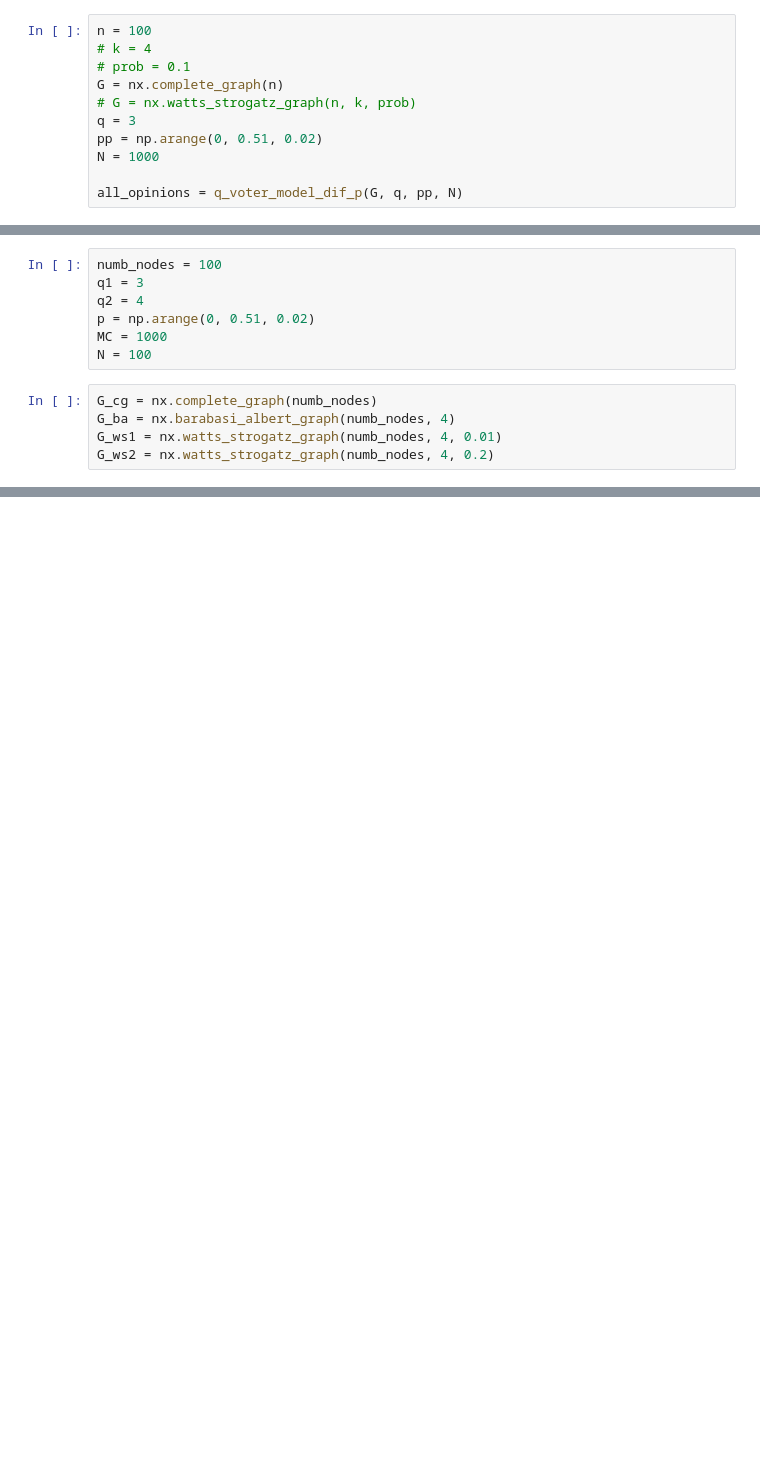
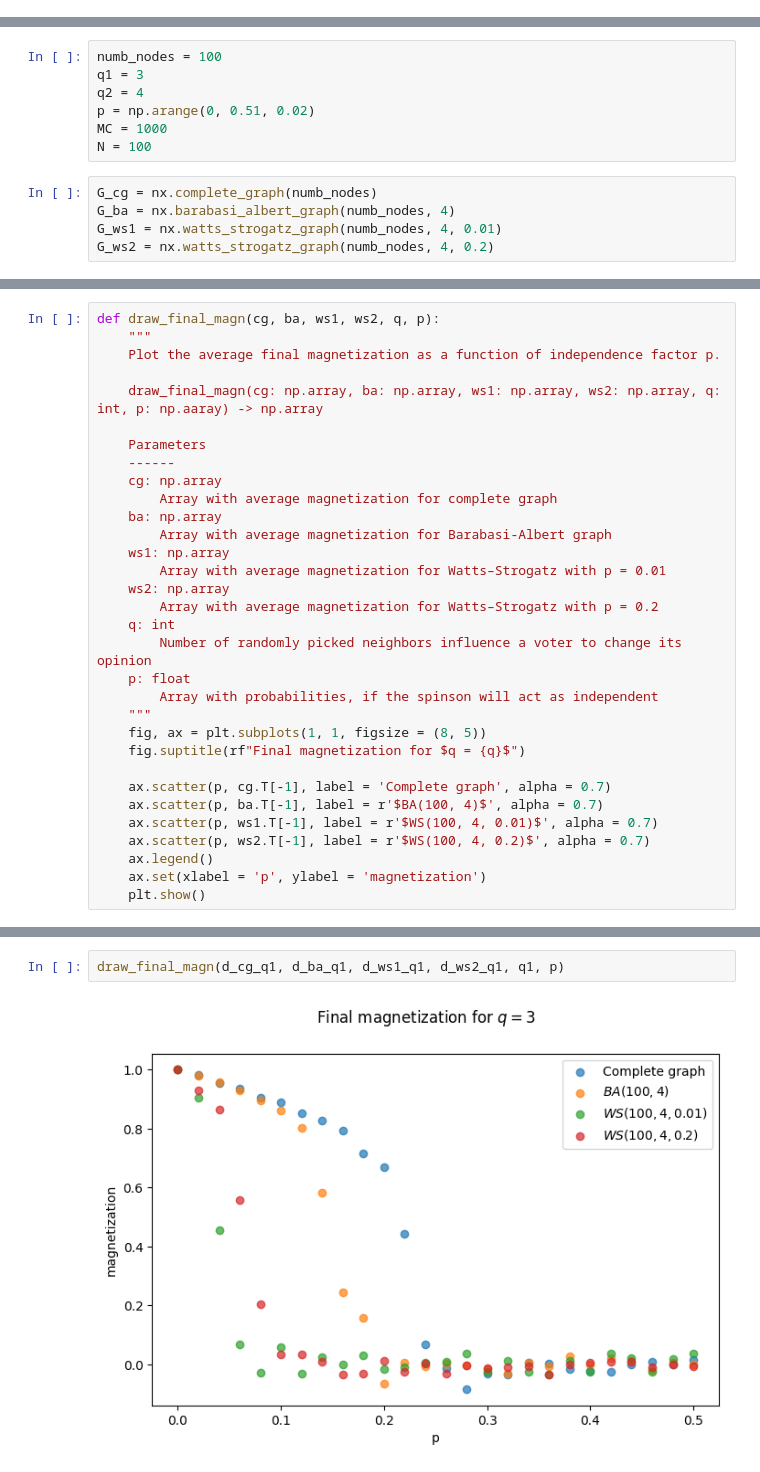
Before and after one commit to KohutMaria/Diffusion-processes, a Jupyter notebook: DPOCN_6.ipynb, the cells around one changed output, grey strips where cells are left out. Saved outputs shown, nothing was run; the diff lists cells and outputs as text; blank space fills up the shorter version.

```diff
--- a/DPOCN_6.ipynb
+++ b/DPOCN_6.ipynb
@@ -61,11 +66,0 @@ Multiprocessing. For every p we can run indpendent. Use when do not need compute
-# %%
-n = 100
-# k = 4
-# prob = 0.1
-G = nx.complete_graph(n)
-# G = nx.watts_strogatz_graph(n, k, prob)
-q = 3
-pp = np.arange(0, 0.51, 0.02)
-N = 1000
-
-all_opinions = q_voter_model_dif_p(G, q, pp, N)
@@ -192,0 +266,32 @@ cpu_count()
+# %%
+def draw_final_magn(cg, ba, ws1, ws2, q, p):
+    """
+    Plot the average final magnetization as a function of independence factor p.
+
+    draw_final_magn(cg: np.array, ba: np.array, ws1: np.array, ws2: np.array, q: int, p: np.aaray) -> np.array
+
+    Parameters
+    ------
+    cg: np.array
+        Array with average magnetization for complete graph
+    ba: np.array
+        Array with average magnetization for Barabasi-Albert graph
+    ws1: np.array
+        Array with average magnetization for Watts–Strogatz with p = 0.01
+    ws2: np.array
+        Array with average magnetization for Watts–Strogatz with p = 0.2
+    q: int
+        Number of randomly picked neighbors influence a voter to change its opinion
+    p: float
+        Array with probabilities, if the spinson will act as independent
+    """
+    fig, ax = plt.subplots(1, 1, figsize = (8, 5))
+    fig.suptitle(rf"Final magnetization for $q = {q}$")
+
+    ax.scatter(p, cg.T[-1], label = 'Complete graph', alpha = 0.7)
+    ax.scatter(p, ba.T[-1], label = r'$BA(100, 4)$', alpha = 0.7)
+    ax.scatter(p, ws1.T[-1], label = r'$WS(100, 4, 0.01)$', alpha = 0.7)
+    ax.scatter(p, ws2.T[-1], label = r'$WS(100, 4, 0.2)$', alpha = 0.7)
+    ax.legend()
+    ax.set(xlabel = 'p', ylabel = 'magnetization')
+    plt.show()
@@ -192,0 +300,4 @@ cpu_count()
+# %%
+draw_final_magn(d_cg_q1, d_ba_q1, d_ws1_q1, d_ws2_q1, q1, p)
+# %% [output]
+[figure, added]
```
Also changed, not shown: parts of 51 cells of this notebook.
